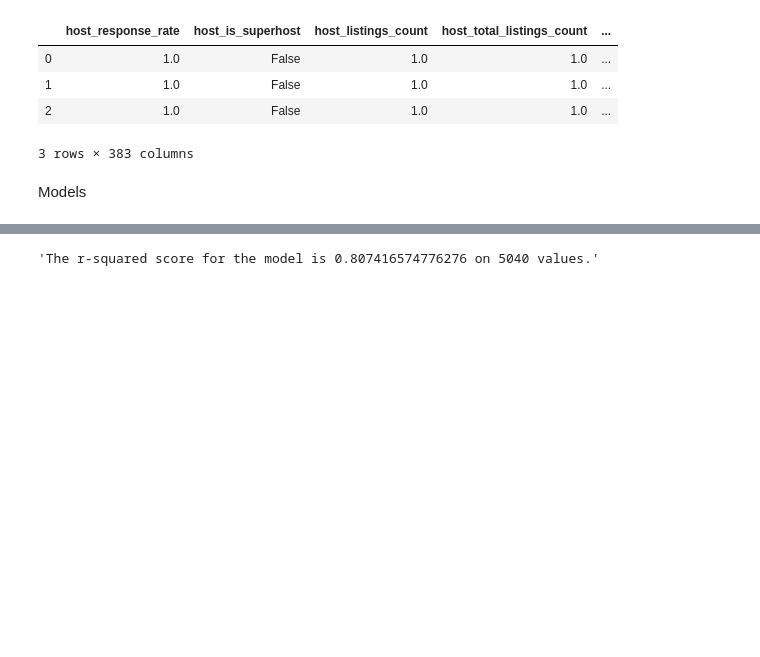
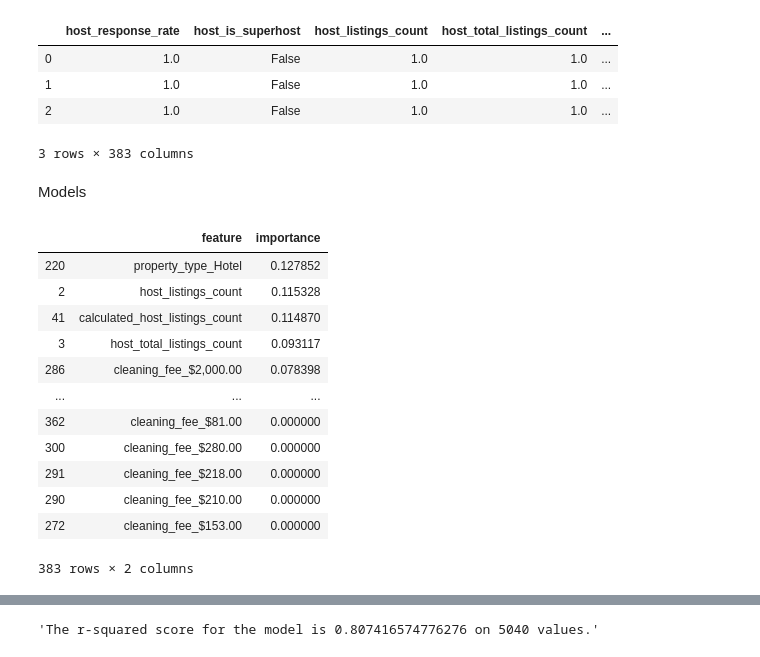
Before and after one commit to MrRaghav/DataScience, a Jupyter notebook: DCU_works/CA683_assignment_2019-20_pythonCodes/10. Regression models - linear, KNN, RF and DT.ipynb, the cells around one changed output, grey strips where cells are left out. Drawn from its saved outputs; the diff is of its cells as text; code cells hidden in the pictures; blank space fills up the shorter version.

```diff
--- a/DCU_works/CA683_assignment_2019-20_pythonCodes/10. Regression models - linear, KNN, RF and DT.ipynb
+++ b/DCU_works/CA683_assignment_2019-20_pythonCodes/10. Regression models - linear, KNN, RF and DT.ipynb
@@ -258,3 +274,25 @@ regressor = RandomForestRegressor(n_estimators = 337)
 regressor.fit(X_train, y_train)
 
 y_pred = regressor.predict(X_test)
+# %%
+#feature importance
+
+impFeature = zip(X_train.columns,regressor.feature_importances_)
+
+importantFeatures = pd.DataFrame(list(impFeature), columns =['feature','importance'])
+
+importantFeatures.sort_values(by=['importance'],ascending= False)
+# %% [output]
+|  | feature | importance |
+| 220 | property_type_Hotel | 0.127852 |
+| 2 | host_listings_count | 0.115328 |
+| 41 | calculated_host_listings_count | 0.114870 |
+| 3 | host_total_listings_count | 0.093117 |
+| 286 | cleaning_fee_$2,000.00 | 0.078398 |
+| ... | ... | ... |
+| 362 | cleaning_fee_$81.00 | 0.000000 |
+| 300 | cleaning_fee_$280.00 | 0.000000 |
+| 291 | cleaning_fee_$218.00 | 0.000000 |
+| 290 | cleaning_fee_$210.00 | 0.000000 |
+| 272 | cleaning_fee_$153.00 | 0.000000 |
+383 rows × 2 columns
```
Also changed, not shown: parts of 17 cells of this notebook.
